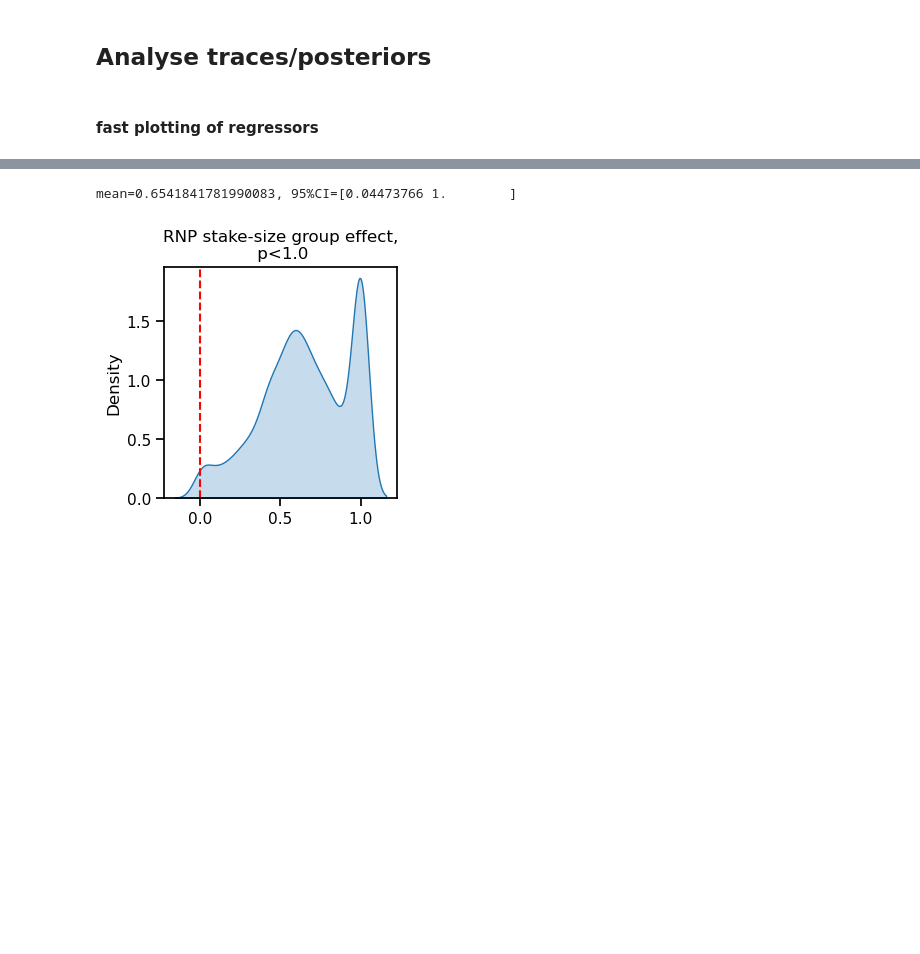
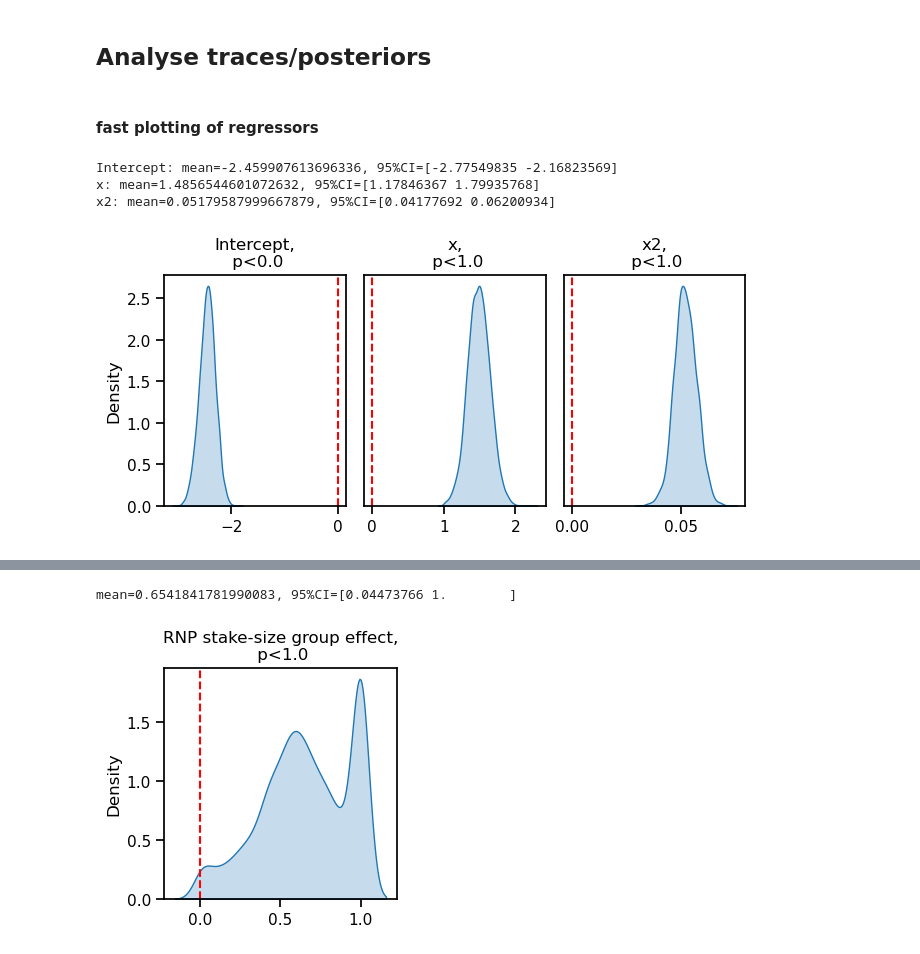
Before and after one commit to mrenke/numrisk, a Jupyter notebook: numrisk/behavior_risk/probit_model1.ipynb, the cells around one changed output, grey strips where cells are left out. Cells and saved outputs as stored; diff of their text form; code cells hidden in the pictures; blank space fills up the shorter version.

```diff
--- a/numrisk/behavior_risk/probit_model1.ipynb
+++ b/numrisk/behavior_risk/probit_model1.ipynb
@@ -138,6 +156,31 @@ traces = az.from_netcdf( op.join(target_folder, f'rnp_model-{model_label}_format
 ## Analyse traces/posteriors
 # %% [markdown]
 #### fast plotting of regressors
+# %%
+
+variable_names = list(traces.posterior.data_vars.keys())  # variable_names = list(traces.posterior.data_vars.keys())
+variable_names = [x for x in variable_names if 'subject' not in x] # remove sd
+
+fig, axs = plt.subplots(1,len(variable_names), figsize=(len(variable_names)*2.5,3), sharex=False)
+
+for i in range(len(variable_names)): # intercept & slope
+    var = variable_names[i] # goes till 7/8
+    temp = traces.posterior[var].to_dataframe()
+    count_greater_zero = np.round(np.mean(temp[var] > 0),3)
+    sns.kdeplot(temp, ax=axs[i],legend=False, fill=True)
+    if i!= 0:
+        axs[i].set(yticks=[],ylabel='')
+    axs[i].axvline(x=0, color='r', linestyle='--')
+    axs[i].set_title(f'{var},\n p<{count_greater_zero}')
+    print(f'{var}: mean={temp[var].mean()}, 95%CI={np.percentile(temp[var], [2.5, 97.5])}')
+
+fig.subplots_adjust(wspace=0.1, hspace=1)
+plt.savefig(op.join(plot_folder, f'probit_model-{model_label}_format-{format}_regressors.pdf'))
+# %% [output]
+Intercept: mean=-2.459907613696336, 95%CI=[-2.77549835 -2.16823569]
+x: mean=1.4856544601072632, 95%CI=[1.17846367 1.79935768]
+x2: mean=0.05179587999667879, 95%CI=[0.04177692 0.06200934]
+[figure, added]
 # %%
 print(model_label, format)
 sns.set_context('notebook')
```
Also changed, not shown: parts of 7 cells of this notebook, 9 other files.
